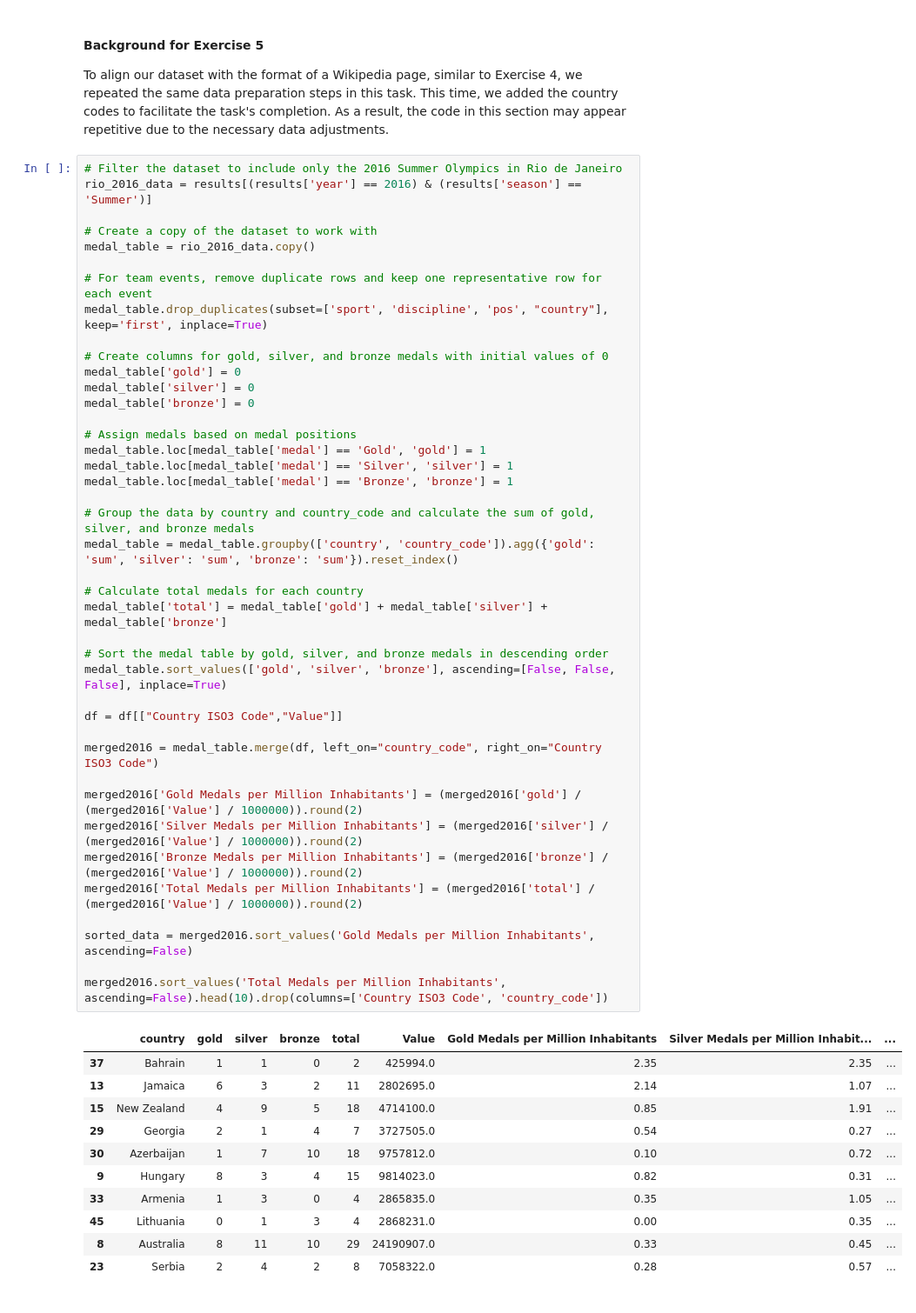
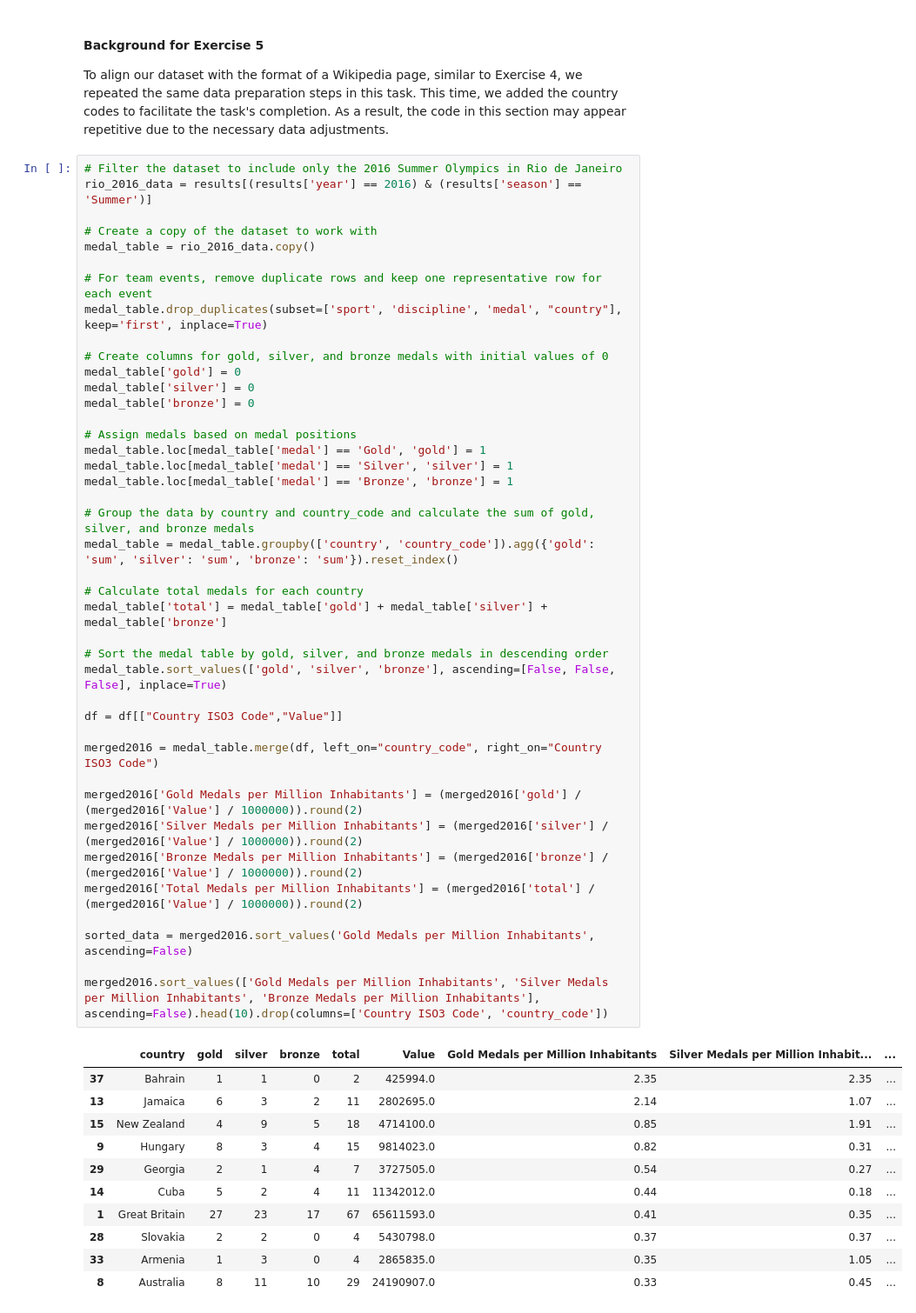
Before and after one commit to MartinDieCooleSocke420/1sem_tools_and_programming, a Jupyter notebook: assignment/Brinkmann_Brucker.ipynb, the cells around one changed output. Shown at 87% size. Drawn from its saved outputs; the diff is of its cells as text.

```diff
--- a/assignment/Brinkmann_Brucker.ipynb
+++ b/assignment/Brinkmann_Brucker.ipynb
@@ -389,7 +389,7 @@ rio_2016_data = results[(results['year'] == 2016) & (results['season'] == 'Summe
 medal_table = rio_2016_data.copy()
 
 # For team events, remove duplicate rows and keep one representative row for each event
-medal_table.drop_duplicates(subset=['sport', 'discipline', 'pos', "country"], keep='first', inplace=True)
+medal_table.drop_duplicates(subset=['sport', 'discipline', 'medal', "country"], keep='first', inplace=True)
 
 # Create columns for gold, silver, and bronze medals with initial values of 0
 medal_table['gold'] = 0
@@ -399,38 +399,38 @@ medal_table['bronze'] = 0
 # Assign medals based on medal positions
 medal_table.loc[medal_table['medal'] == 'Gold', 'gold'] = 1
 medal_table.loc[medal_table['medal'] == 'Silver', 'silver'] = 1
 medal_table.loc[medal_table['medal'] == 'Bronze', 'bronze'] = 1
 
 # Group the data by country and country_code and calculate the sum of gold, silver, and bronze medals
 medal_table = medal_table.groupby(['country', 'country_code']).agg({'gold': 'sum', 'silver': 'sum', 'bronze': 'sum'}).reset_index()
 
 # Calculate total medals for each country
 medal_table['total'] = medal_table['gold'] + medal_table['silver'] + medal_table['bronze']
 
 # Sort the medal table by gold, silver, and bronze medals in descending order
 medal_table.sort_values(['gold', 'silver', 'bronze'], ascending=[False, False, False], inplace=True)
 
 df = df[["Country ISO3 Code","Value"]]
 
 merged2016 = medal_table.merge(df, left_on="country_code", right_on="Country ISO3 Code")
 
 merged2016['Gold Medals per Million Inhabitants'] = (merged2016['gold'] / (merged2016['Value'] / 1000000)).round(2)
 merged2016['Silver Medals per Million Inhabitants'] = (merged2016['silver'] / (merged2016['Value'] / 1000000)).round(2)
 merged2016['Bronze Medals per Million Inhabitants'] = (merged2016['bronze'] / (merged2016['Value'] / 1000000)).round(2)
 merged2016['Total Medals per Million Inhabitants'] = (merged2016['total'] / (merged2016['Value'] / 1000000)).round(2)
 
 sorted_data = merged2016.sort_values('Gold Medals per Million Inhabitants', ascending=False)
 
-merged2016.sort_values('Total Medals per Million Inhabitants', ascending=False).head(10).drop(columns=['Country ISO3 Code', 'country_code'])
+merged2016.sort_values(['Gold Medals per Million Inhabitants', 'Silver Medals per Million Inhabitants', 'Bronze Medals per Million Inhabitants'], ascending=False).head(10).drop(columns=['Country ISO3 Code', 'country_code'])
 # %% [output]
 |  | country | gold | silver | bronze | total | Value | Gold Medals per Million Inhabitants | Silver Medals per Million Inhabit... | ... |
 | 37 | Bahrain | 1 | 1 | 0 | 2 | 425994.0 | 2.35 | 2.35 | ... |
 | 13 | Jamaica | 6 | 3 | 2 | 11 | 2802695.0 | 2.14 | 1.07 | ... |
 | 15 | New Zealand | 4 | 9 | 5 | 18 | 4714100.0 | 0.85 | 1.91 | ... |
+| 9 | Hungary | 8 | 3 | 4 | 15 | 9814023.0 | 0.82 | 0.31 | ... |
 | 29 | Georgia | 2 | 1 | 4 | 7 | 3727505.0 | 0.54 | 0.27 | ... |
-| 30 | Azerbaijan | 1 | 7 | 10 | 18 | 9757812.0 | 0.10 | 0.72 | ... |
-| 9 | Hungary | 8 | 3 | 4 | 15 | 9814023.0 | 0.82 | 0.31 | ... |
+| 14 | Cuba | 5 | 2 | 4 | 11 | 11342012.0 | 0.44 | 0.18 | ... |
+| 1 | Great Britain | 27 | 23 | 17 | 67 | 65611593.0 | 0.41 | 0.35 | ... |
+| 28 | Slovakia | 2 | 2 | 0 | 4 | 5430798.0 | 0.37 | 0.37 | ... |
 | 33 | Armenia | 1 | 3 | 0 | 4 | 2865835.0 | 0.35 | 1.05 | ... |
-| 45 | Lithuania | 0 | 1 | 3 | 4 | 2868231.0 | 0.00 | 0.35 | ... |
 | 8 | Australia | 8 | 11 | 10 | 29 | 24190907.0 | 0.33 | 0.45 | ... |
-| 23 | Serbia | 2 | 4 | 2 | 8 | 7058322.0 | 0.28 | 0.57 | ... |
```
